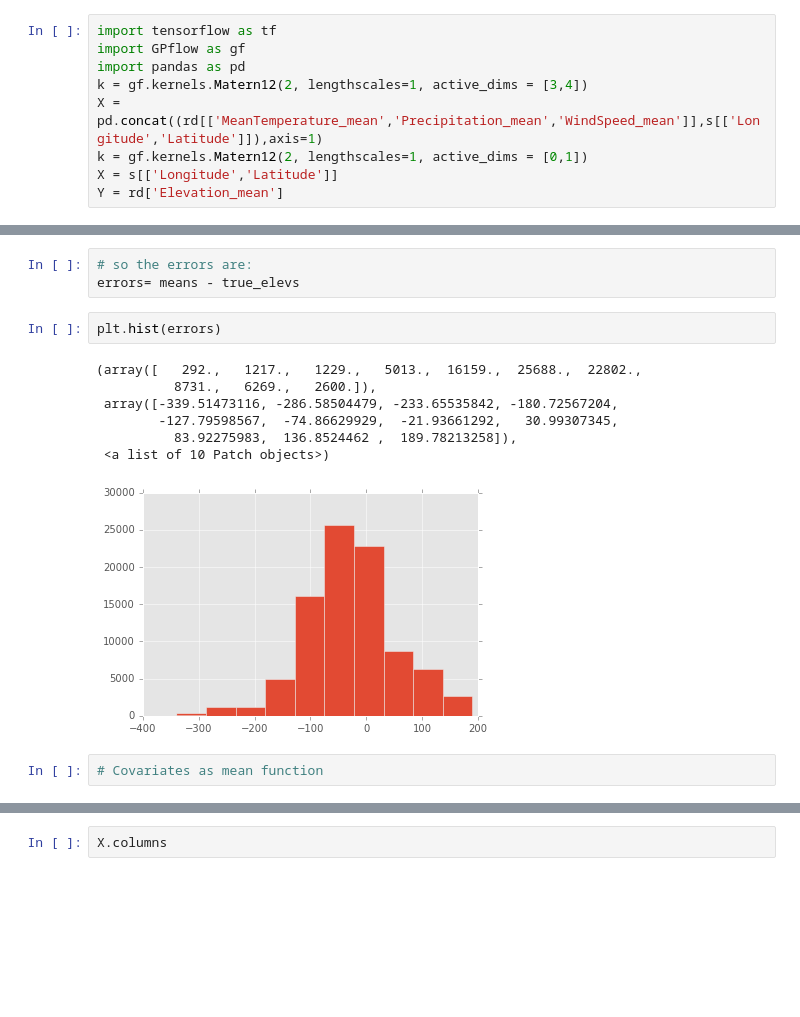
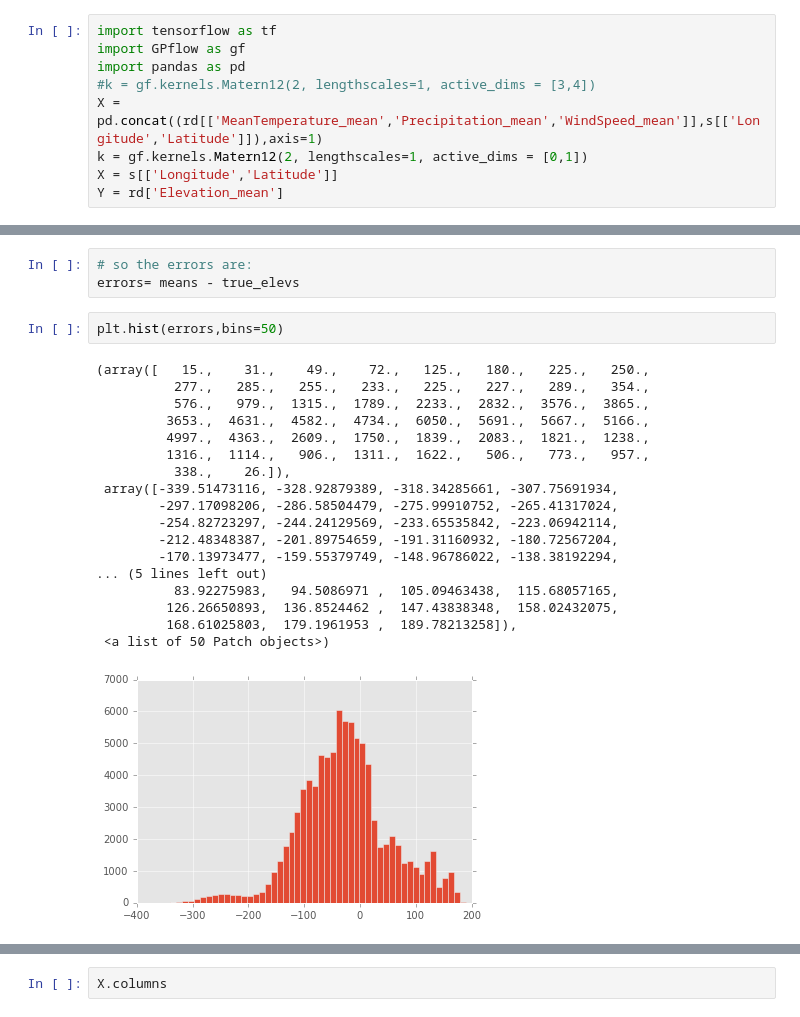
Before and after one commit to molgor/spystats, a Jupyter notebook: notebooks/TensorFlow/BiospytialGaussianModels.ipynb, the cells around one changed output, grey strips where cells are left out. Drawn from its saved outputs; the diff is of its cells as text; blank space fills up the shorter version.

```diff
--- a/notebooks/TensorFlow/BiospytialGaussianModels.ipynb
+++ b/notebooks/TensorFlow/BiospytialGaussianModels.ipynb
@@ -53,7 +53,7 @@ DEBUG Changed MESH TABLE SPACE
 import tensorflow as tf
 import GPflow as gf
 import pandas as pd
-k = gf.kernels.Matern12(2, lengthscales=1, active_dims = [3,4])
+#k = gf.kernels.Matern12(2, lengthscales=1, active_dims = [3,4])
 X = pd.concat((rd[['MeanTemperature_mean','Precipitation_mean','WindSpeed_mean']],s[['Longitude','Latitude']]),axis=1)
 k = gf.kernels.Matern12(2, lengthscales=1, active_dims = [0,1])
 X = s[['Longitude','Latitude']]
@@ -127,14 +129,23 @@ true_elevs = map(lambda p : elev.getValue(Point(*p)),predicted_coordinates)
 # so the errors are:
 errors= means - true_elevs
 # %%
-plt.hist(errors)
+plt.hist(errors,bins=50)
 # %% [output]
-(array([   292.,   1217.,   1229.,   5013.,  16159.,  25688.,  22802.,
-          8731.,   6269.,   2600.]),
- array([-339.51473116, -286.58504479, -233.65535842, -180.72567204,
-        -127.79598567,  -74.86629929,  -21.93661292,   30.99307345,
-          83.92275983,  136.8524462 ,  189.78213258]),
- <a list of 10 Patch objects>)
+(array([   15.,    31.,    49.,    72.,   125.,   180.,   225.,   250.,
+          277.,   285.,   255.,   233.,   225.,   227.,   289.,   354.,
+          576.,   979.,  1315.,  1789.,  2233.,  2832.,  3576.,  3865.,
+         3653.,  4631.,  4582.,  4734.,  6050.,  5691.,  5667.,  5166.,
+         4997.,  4363.,  2609.,  1750.,  1839.,  2083.,  1821.,  1238.,
+         1316.,  1114.,   906.,  1311.,  1622.,   506.,   773.,   957.,
+          338.,    26.]),
+ array([-339.51473116, -328.92879389, -318.34285661, -307.75691934,
+        -297.17098206, -286.58504479, -275.99910752, -265.41317024,
+        -254.82723297, -244.24129569, -233.65535842, -223.06942114,
+        -212.48348387, -201.89754659, -191.31160932, -180.72567204,
+        -170.13973477, -159.55379749, -148.96786022, -138.38192294,
+... (5 lines left out)
+          83.92275983,   94.5086971 ,  105.09463438,  115.68057165,
+         126.26650893,  136.8524462 ,  147.43838348,  158.02432075,
+         168.61025803,  179.1961953 ,  189.78213258]),
+ <a list of 50 Patch objects>)
-[figure, old version]
+[figure, new version]
-# %%
-# Covariates as mean function
```
Also changed, not shown: parts of 63 cells of this notebook, 1 other file.
